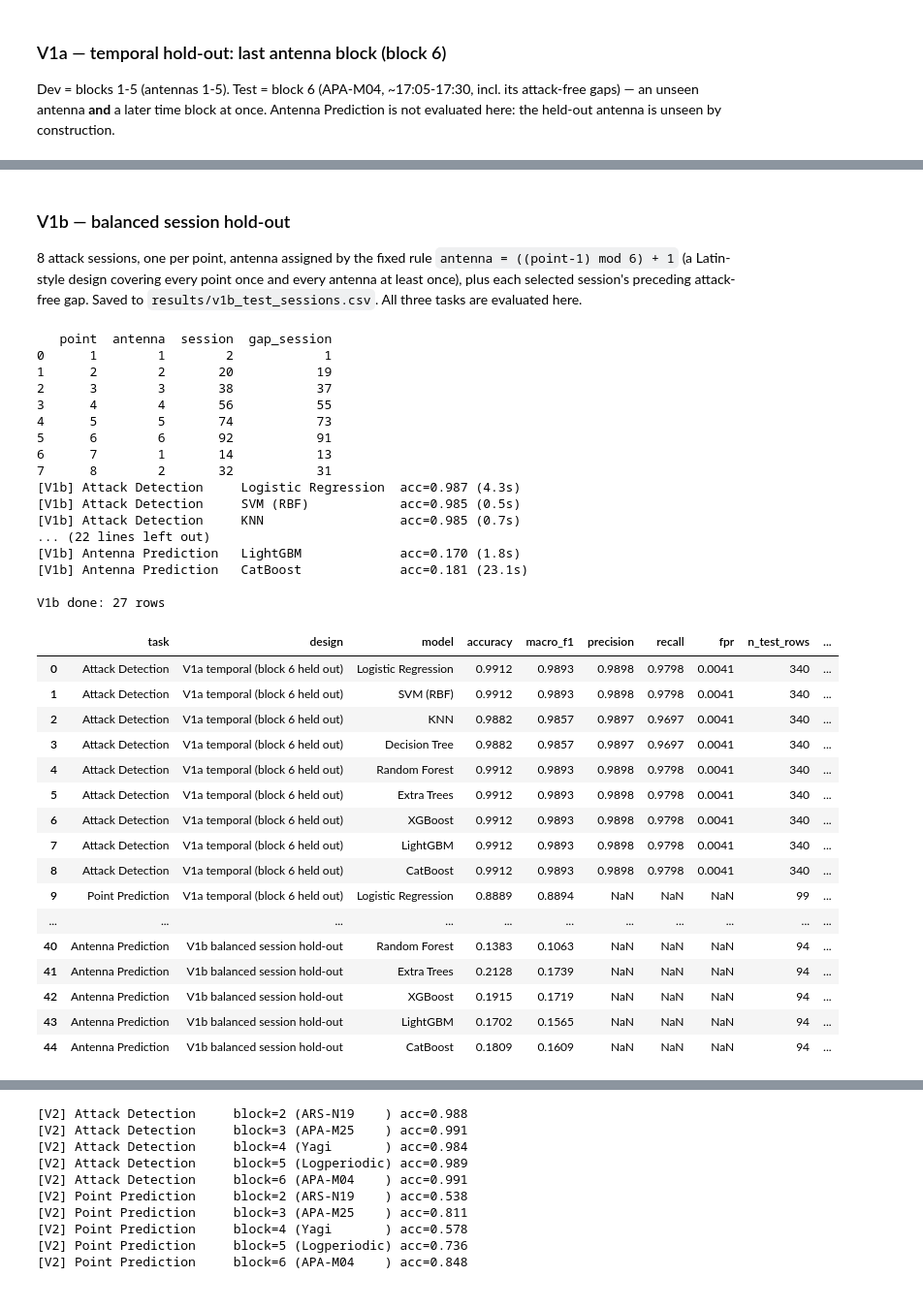
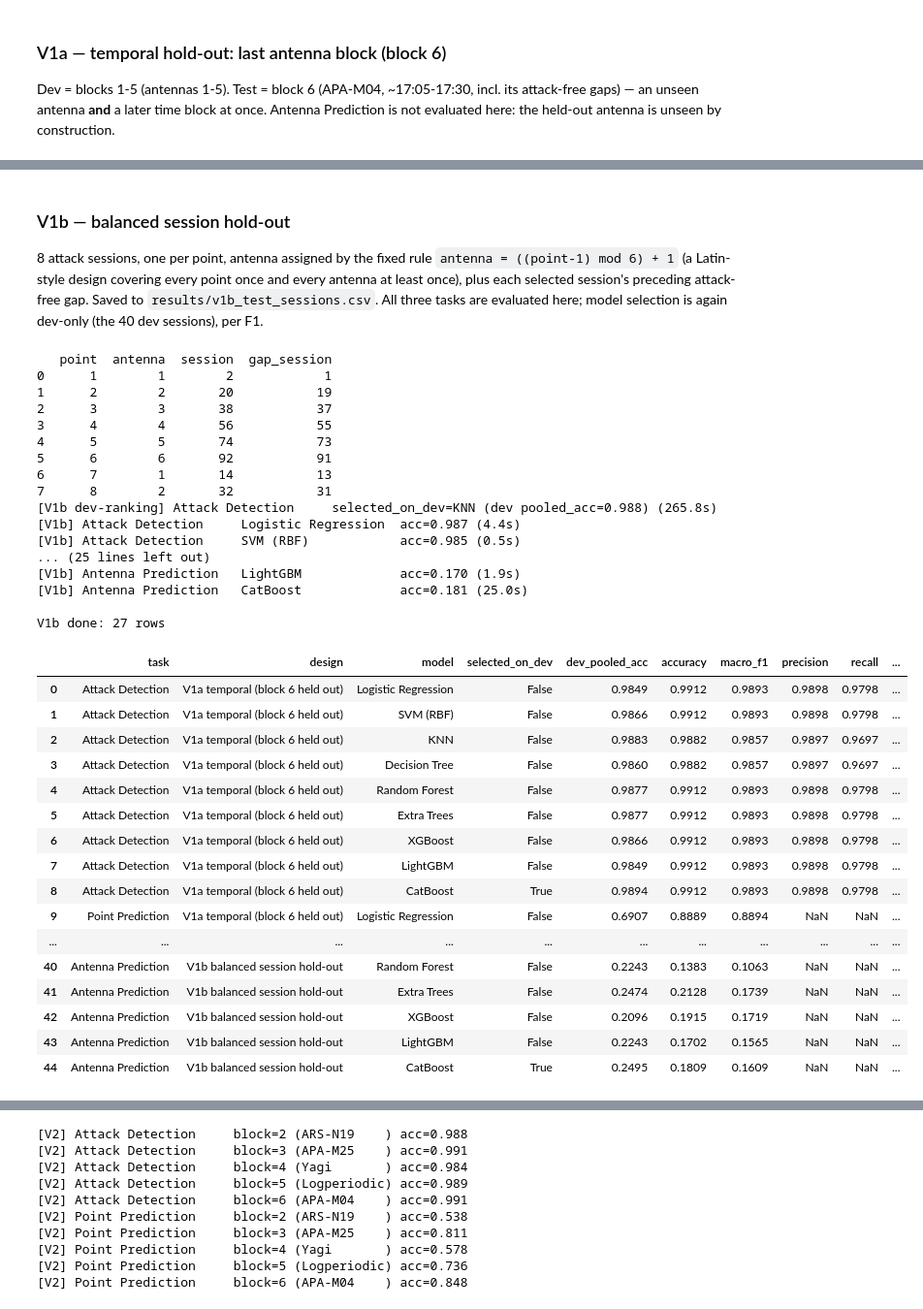
Before and after one commit to 99stealth/evil_twin_attack_detection_in_non_urban_terrain, a Jupyter notebook: notebooks/04_validation_robustness.ipynb, the cells around one changed output, grey strips where cells are left out. Shown at 97% size. Saved outputs shown, nothing was run; the diff lists cells and outputs as text; code cells hidden in the pictures.

```diff
--- a/notebooks/04_validation_robustness.ipynb
+++ b/notebooks/04_validation_robustness.ipynb
@@ -109,10 +131,12 @@ dev_mask_a = dataset["block"] <= 5
 test_mask_a = dataset["block"] == 6
 
 v1a_rows = []
+v1a_dev_scores = {}  # task -> {model: dev_pooled_acc}
 for task in ["attack", "point"]:
     spec = ep.TASKS[task]
     task_label = spec["label"]
     is_multiclass = task != "attack"
+    group_col = ep.PROTOCOLS["primary"].group_col_by_task[task]
 
     row_mask = spec["rows"](dataset)
     dev_mask = row_mask & dev_mask_a
@@ -120,12 +144,19 @@ for task in ["attack", "point"]:
 
     X_dev = dataset.loc[dev_mask, feat_cols_v1]
     y_dev = dataset.loc[dev_mask, spec["y_col"]]
-    groups_dev = dataset.loc[dev_mask, "block"].to_numpy()
+    groups_dev = dataset.loc[dev_mask, group_col].to_numpy()
     sessions_dev = dataset.loc[dev_mask, "session"].to_numpy()
 
     X_test = dataset.loc[test_mask, feat_cols_v1]
     y_test = dataset.loc[test_mask, spec["y_col"]]
     sessions_test = dataset.loc[test_mask, "session"].to_numpy()
+
+    # F1: rank models on dev only (no X_test/sessions_test passed in at all)
+    t0 = time.time()
+    best_on_dev, dev_scores = ep.select_best_model_on_dev(task, X_dev, y_dev, groups_dev, is_multiclass=is_multiclass)
+    v1a_dev_scores[task] = dev_scores
+    print(f"[V1a dev-ranking] {task_label:<20} selected_on_dev={best_on_dev} "
+          f"(dev pooled_acc={dev_scores[best_on_dev]:.3f}) ({time.time()-t0:.1f}s)")
 
     for model_name in ep.MODEL_CONFIGS:
         t0 = time.time()
@@ -136,6 +167,7 @@ for task in ["attack", "point"]:
         ci = ep.cluster_bootstrap_ci(y_test.to_numpy(), res["y_pred"], sessions_test, n_boot=2000, seed=0)
         v1a_rows.append({
             "task": task_label, "design": "V1a temporal (block 6 held out)", "model": model_name,
+            "selected_on_dev": model_name == best_on_dev, "dev_pooled_acc": dev_scores[model_name],
             "accuracy": res["pooled_acc"], "macro_f1": res["macro_f1"],
             "precision": res.get("precision"), "recall": res.get("recall"), "fpr": res.get("fpr"),
             "n_test_rows": res["n_test_rows"], "n_test_sessions": res["n_test_sessions"],
@@ -171,7 +200,8 @@ V1a done: 18 rows
 8 attack sessions, one per point, antenna assigned by the fixed rule
 `antenna = ((point-1) mod 6) + 1` (a Latin-style design covering every point once and
 every antenna at least once), plus each selected session's preceding attack-free gap.
-Saved to `results/v1b_test_sessions.csv`. All three tasks are evaluated here.
+Saved to `results/v1b_test_sessions.csv`. All three tasks are evaluated here; model
+selection is again dev-only (the 40 dev sessions), per F1.
 # %%
 v1b_sessions = ep.select_balanced_holdout_sessions(raw)
 v1b_sessions.to_csv(RESULTS_DIR / "v1b_test_sessions.csv", index=False)
@@ -182,6 +212,7 @@ test_mask_b = dataset["session"].isin(test_session_ids)
 dev_mask_b = ~test_mask_b
 
 v1b_rows = []
+v1b_dev_scores = {}
 for task in ep.TASKS_ORDER:
     spec = ep.TASKS[task]
     task_label = spec["label"]
@@ -201,6 +232,12 @@ for task in ep.TASKS_ORDER:
     y_test = dataset.loc[test_mask, spec["y_col"]]
     sessions_test = dataset.loc[test_mask, "session"].to_numpy()
 
+    t0 = time.time()
+    best_on_dev, dev_scores = ep.select_best_model_on_dev(task, X_dev, y_dev, groups_dev, is_multiclass=is_multiclass)
+    v1b_dev_scores[task] = dev_scores
+    print(f"[V1b dev-ranking] {task_label:<20} selected_on_dev={best_on_dev} "
+          f"(dev pooled_acc={dev_scores[best_on_dev]:.3f}) ({time.time()-t0:.1f}s)")
+
     for model_name in ep.MODEL_CONFIGS:
         t0 = time.time()
         res = ep.locked_holdout_eval(
@@ -208,52 +245,53 @@ for task in ep.TASKS_ORDER:
             X_test, y_test, sessions_test, is_multiclass=is_multiclass, task=task,
         )
         ci = ep.cluster_bootstrap_ci(y_test.to_numpy(), res["y_pred"], sessions_test, n_boot=2000, seed=0)
         v1b_rows.append({
             "task": task_label, "design": "V1b balanced session hold-out", "model": model_name,
+            "selected_on_dev": model_name == best_on_dev, "dev_pooled_acc": dev_scores[model_name],
             "accuracy": res["pooled_acc"], "macro_f1": res["macro_f1"],
             "precision": res.get("precision"), "recall": res.get("recall"), "fpr": res.get("fpr"),
             "n_test_rows": res["n_test_rows"], "n_test_sessions": res["n_test_sessions"],
             "ci_low": ci["ci_low"], "ci_high": ci["ci_high"],
         })
         print(f"[V1b] {task_label:<20} {model_name:<20} acc={res['pooled_acc']:.3f} ({time.time()-t0:.1f}s)")
 
 print(f"\nV1b done: {len(v1b_rows)} rows")
 
 final_holdout_df = pd.DataFrame(v1a_rows + v1b_rows)
 final_holdout_df.to_csv(RESULTS_DIR / "final_holdout.csv", index=False)
 final_holdout_df.round(4)
 # %% [output]
    point  antenna  session  gap_session
 0      1        1        2            1
 1      2        2       20           19
 2      3        3       38           37
 3      4        4       56           55
 4      5        5       74           73
 5      6        6       92           91
 6      7        1       14           13
 7      8        2       32           31
-[V1b] Attack Detection     Logistic Regression  acc=0.987 (4.3s)
+[V1b dev-ranking] Attack Detection     selected_on_dev=KNN (dev pooled_acc=0.988) (265.8s)
+[V1b] Attack Detection     Logistic Regression  acc=0.987 (4.4s)
 [V1b] Attack Detection     SVM (RBF)            acc=0.985 (0.5s)
-[V1b] Attack Detection     KNN                  acc=0.985 (0.7s)
-... (22 lines left out)
-[V1b] Antenna Prediction   LightGBM             acc=0.170 (1.8s)
-[V1b] Antenna Prediction   CatBoost             acc=0.181 (23.1s)
+... (25 lines left out)
+[V1b] Antenna Prediction   LightGBM             acc=0.170 (1.9s)
+[V1b] Antenna Prediction   CatBoost             acc=0.181 (25.0s)
 
 V1b done: 27 rows
-|  | task | design | model | accuracy | macro_f1 | precision | recall | fpr | n_test_rows | ... |
-| 0 | Attack Detection | V1a temporal (block 6 held out) | Logistic Regression | 0.9912 | 0.9893 | 0.9898 | 0.9798 | 0.0041 | 340 | ... |
-| 1 | Attack Detection | V1a temporal (block 6 held out) | SVM (RBF) | 0.9912 | 0.9893 | 0.9898 | 0.9798 | 0.0041 | 340 | ... |
-| 2 | Attack Detection | V1a temporal (block 6 held out) | KNN | 0.9882 | 0.9857 | 0.9897 | 0.9697 | 0.0041 | 340 | ... |
-| 3 | Attack Detection | V1a temporal (block 6 held out) | Decision Tree | 0.9882 | 0.9857 | 0.9897 | 0.9697 | 0.0041 | 340 | ... |
-| 4 | Attack Detection | V1a temporal (block 6 held out) | Random Forest | 0.9912 | 0.9893 | 0.9898 | 0.9798 | 0.0041 | 340 | ... |
-| 5 | Attack Detection | V1a temporal (block 6 held out) | Extra Trees | 0.9912 | 0.9893 | 0.9898 | 0.9798 | 0.0041 | 340 | ... |
-| 6 | Attack Detection | V1a temporal (block 6 held out) | XGBoost | 0.9912 | 0.9893 | 0.9898 | 0.9798 | 0.0041 | 340 | ... |
-| 7 | Attack Detection | V1a temporal (block 6 held out) | LightGBM | 0.9912 | 0.9893 | 0.9898 | 0.9798 | 0.0041 | 340 | ... |
-| 8 | Attack Detection | V1a temporal (block 6 held out) | CatBoost | 0.9912 | 0.9893 | 0.9898 | 0.9798 | 0.0041 | 340 | ... |
-| 9 | Point Prediction | V1a temporal (block 6 held out) | Logistic Regression | 0.8889 | 0.8894 | NaN | NaN | NaN | 99 | ... |
+|  | task | design | model | selected_on_dev | dev_pooled_acc | accuracy | macro_f1 | precision | recall | ... |
+| 0 | Attack Detection | V1a temporal (block 6 held out) | Logistic Regression | False | 0.9849 | 0.9912 | 0.9893 | 0.9898 | 0.9798 | ... |
+| 1 | Attack Detection | V1a temporal (block 6 held out) | SVM (RBF) | False | 0.9866 | 0.9912 | 0.9893 | 0.9898 | 0.9798 | ... |
+| 2 | Attack Detection | V1a temporal (block 6 held out) | KNN | False | 0.9883 | 0.9882 | 0.9857 | 0.9897 | 0.9697 | ... |
+| 3 | Attack Detection | V1a temporal (block 6 held out) | Decision Tree | False | 0.9860 | 0.9882 | 0.9857 | 0.9897 | 0.9697 | ... |
+| 4 | Attack Detection | V1a temporal (block 6 held out) | Random Forest | False | 0.9877 | 0.9912 | 0.9893 | 0.9898 | 0.9798 | ... |
+| 5 | Attack Detection | V1a temporal (block 6 held out) | Extra Trees | False | 0.9877 | 0.9912 | 0.9893 | 0.9898 | 0.9798 | ... |
+| 6 | Attack Detection | V1a temporal (block 6 held out) | XGBoost | False | 0.9866 | 0.9912 | 0.9893 | 0.9898 | 0.9798 | ... |
+| 7 | Attack Detection | V1a temporal (block 6 held out) | LightGBM | False | 0.9849 | 0.9912 | 0.9893 | 0.9898 | 0.9798 | ... |
+| 8 | Attack Detection | V1a temporal (block 6 held out) | CatBoost | True | 0.9894 | 0.9912 | 0.9893 | 0.9898 | 0.9798 | ... |
+| 9 | Point Prediction | V1a temporal (block 6 held out) | Logistic Regression | False | 0.6907 | 0.8889 | 0.8894 | NaN | NaN | ... |
 | ... | ... | ... | ... | ... | ... | ... | ... | ... | ... | ... |
-| 40 | Antenna Prediction | V1b balanced session hold-out | Random Forest | 0.1383 | 0.1063 | NaN | NaN | NaN | 94 | ... |
-| 41 | Antenna Prediction | V1b balanced session hold-out | Extra Trees | 0.2128 | 0.1739 | NaN | NaN | NaN | 94 | ... |
-| 42 | Antenna Prediction | V1b balanced session hold-out | XGBoost | 0.1915 | 0.1719 | NaN | NaN | NaN | 94 | ... |
-| 43 | Antenna Prediction | V1b balanced session hold-out | LightGBM | 0.1702 | 0.1565 | NaN | NaN | NaN | 94 | ... |
-| 44 | Antenna Prediction | V1b balanced session hold-out | CatBoost | 0.1809 | 0.1609 | NaN | NaN | NaN | 94 | ... |
+| 40 | Antenna Prediction | V1b balanced session hold-out | Random Forest | False | 0.2243 | 0.1383 | 0.1063 | NaN | NaN | ... |
+| 41 | Antenna Prediction | V1b balanced session hold-out | Extra Trees | False | 0.2474 | 0.2128 | 0.1739 | NaN | NaN | ... |
+| 42 | Antenna Prediction | V1b balanced session hold-out | XGBoost | False | 0.2096 | 0.1915 | 0.1719 | NaN | NaN | ... |
+| 43 | Antenna Prediction | V1b balanced session hold-out | LightGBM | False | 0.2243 | 0.1702 | 0.1565 | NaN | NaN | ... |
+| 44 | Antenna Prediction | V1b balanced session hold-out | CatBoost | True | 0.2495 | 0.1809 | 0.1609 | NaN | NaN | ... |
```
Also changed, not shown: parts of 25 cells of this notebook, 26 other files.
